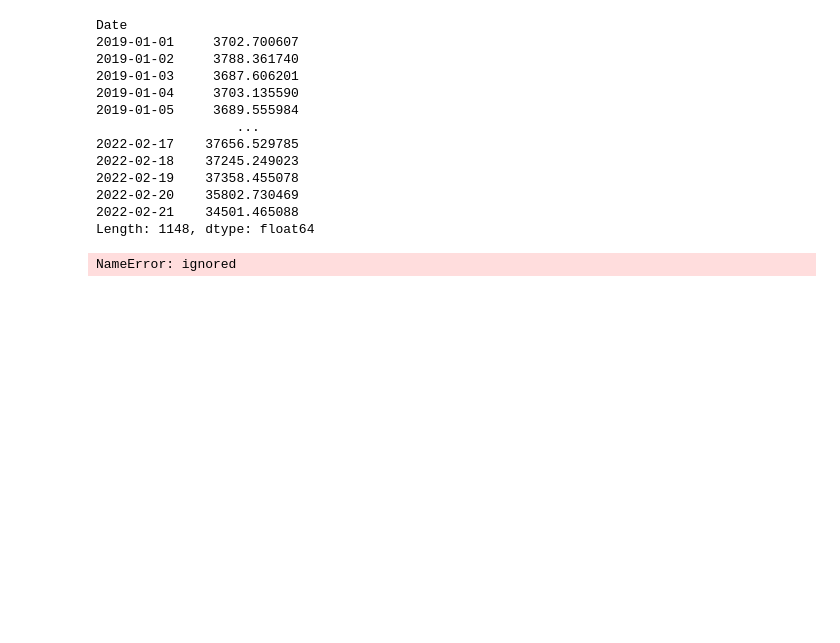
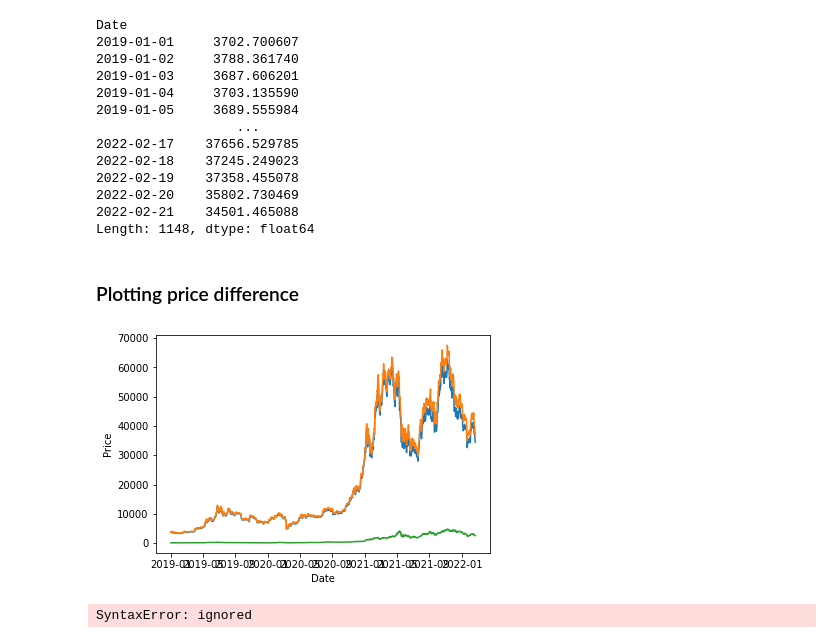
Before and after one commit to elaineleiyoung/statistical-arbitrage, a Jupyter notebook: statistical_arbitrage.ipynb, the cells around one changed output. Saved outputs shown, nothing was run; the diff lists cells and outputs as text; code cells hidden in the pictures; blank space fills up the shorter version.

```diff
--- a/statistical_arbitrage.ipynb
+++ b/statistical_arbitrage.ipynb
@@ -84,3 +87,5 @@ Date
 2022-02-20    35802.730469
 2022-02-21    34501.465088
 Length: 1148, dtype: float64
+# %% [markdown]
+### Plotting price difference
@@ -87,37 +97,62 @@ Length: 1148, dtype: float64
+# %%
+#graphing the prices and the difference between the prices
+df = pd.DataFrame(data=price_diff)
+dfb = pd.DataFrame(data=btc_prices)
+dfe = pd.DataFrame(data=eth_prices)
+plt.plot(df)
+plt.plot(dfb)
+plt.plot(dfe)
+plt.xlabel('Date')
+plt.ylabel('Price')
+plt.show()
+# %% [output]
+[figure, added]
 # %%
-#run a z-test to determine when to short and buy each respective stock
-#copy pasted from https://medium.com/analytics-vidhya/statistical-arbitrage-with-pairs-trading-and-backtesting-ec657b25a368
-asset1 = 'BTC-USD'
-asset2 = 'ETH-USD'
+#z-score test: use z-score test of ratio between two stock prices, generate trading signals AND upper/lower thresholds
+#if positive relative to population mean value, value is above upper thresholds, then stock price is higher than average price
+#therefore, we want to short this!
 
+import pandas as pd
+import numpy as np
+import matplotlib.pyplot as plt
+
+#calculate z-score
 def zscore(series):
- return (series-series.mean()) / np.std(series)
-# create a dataframe for trading signals
+  return (series - series.mean())/np.std(series)
+
+#create a dataframe for trading signals
 signals = pd.DataFrame()
-signals[asset1] = test_close[asset1]
-signals[asset2] = test_close[asset2]
-ratios = signals.asset1 / signals.asset2
-# calculate z-score and define upper and lower thresholds
+signals['BTC-USD'] = dfb
+signals['ETH-USD'] = dfe
+
+display(signals)
+
+ratios = signals.'BTC-USD'/signals.ETH-USD
+
+#calculate z-score
 signals['z'] = zscore(ratios)
 signals['z upper limit'] = np.mean(signals['z']) + np.std(signals['z'])
-signals['z lower limit'] = np.mean(signals['z']) - np.std(signals['z'])
-# create signal - short if z-score is greater than upper limit else long
+signals['z lower limit'] = np.mean(signals['z']) + np.std(signals['z'])
+
 signals['signals1'] = 0
-signals['signals1'] = np.select([signals['z'] > \
-                                 signals['z upper limit'], signals['z'] < signals['z lower limit']], [-1, 1], default=0)
-# we take the first order difference to obtain portfolio position in that stock
+signals['signals1'] = np.select([signals['z'] > signals['z upper limit'], signals['z'] < signals['z lower limit']], [-1,1], default=0)
+
+#take first order differences to obtain portfolio positions
 signals['positions1'] = signals['signals1'].diff()
 signals['signals2'] = -signals['signals1']
 signals['positions2'] = signals['signals2'].diff()
-# verify datafame head and tail
+
+#verify dataframe head and tail
 signals.head(3).append(signals.tail(3))
+
 # visualize trading signals and position
-fig=plt.figure(figsize=(14,6))
+fig = plt.figure(figsize=(14,6))
 bx = fig.add_subplot(111)
 bx2 = bx.twinx()
-#plot two different assets
-l1, = bx.plot(signals[''], c='#4abdac')
-l2, = bx2.plot(signals[asset2], c='#907163')
-u1, = bx.plot(signals[asset1][signals['positions1'] == 1], lw=0, marker='^', markersize=8, c='g',alpha=0.7)
+
+l1, = bx.plot(signals['BTC-USD'], c='#4abdac')
+l2, = bx2.plot(signals['ETH-USD'], c='#907163')
+
+u1, = bx.plot(signals['BTC-USD'][signals['positions1'] == 1], lw=0, marker='^', markersize=8, c='g', alpha=0.7)
 # %% [output]
-NameError: ignored
+SyntaxError: ignored
```
Also changed, not shown: parts of 4 cells of this notebook.
